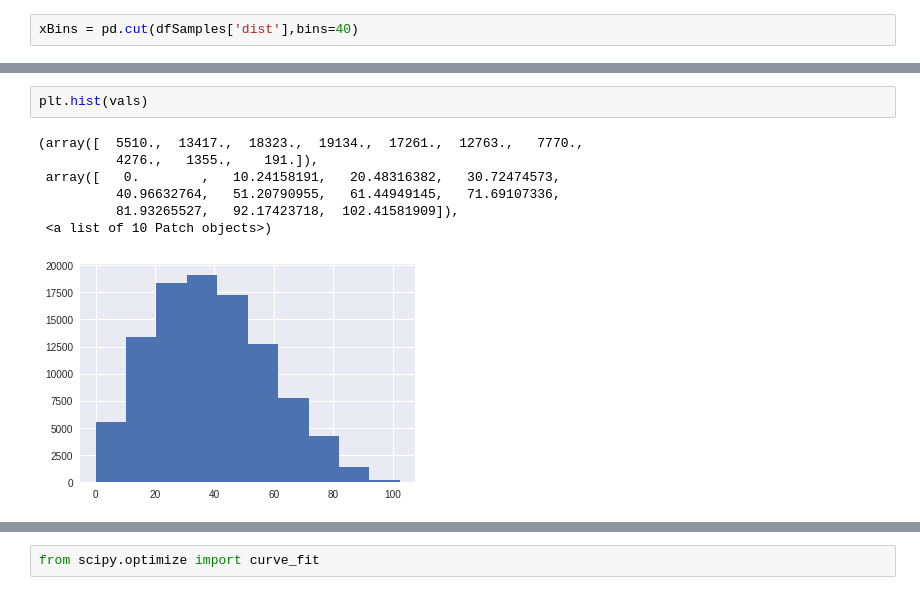
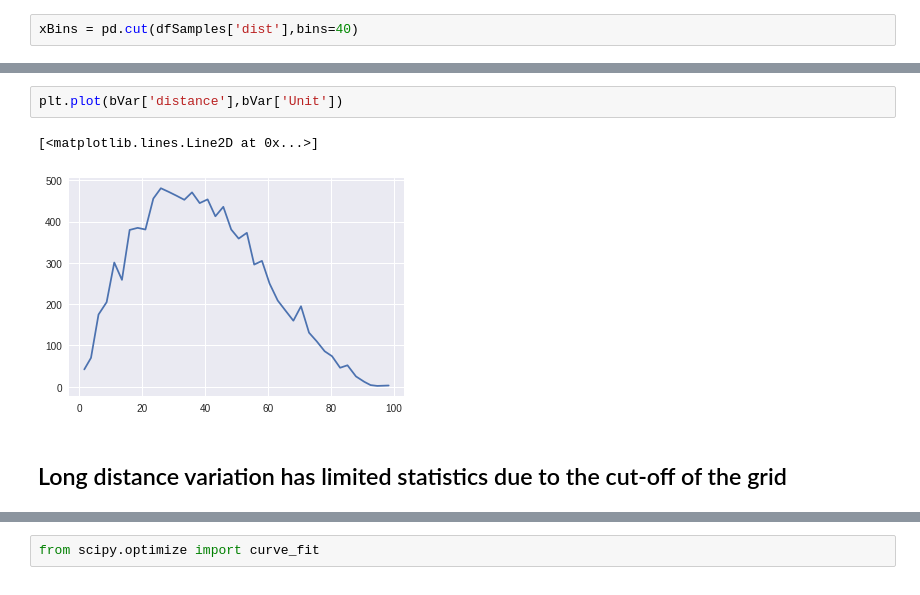
Before and after one commit to GibbsConsulting/ds-collateral, a Jupyter notebook: notebooks/VolcanoR.ipynb, the cells around one changed output, grey strips where cells are left out. Cells and saved outputs as stored; diff of their text form.

```diff
--- a/notebooks/VolcanoR.ipynb
+++ b/notebooks/VolcanoR.ipynb
@@ -103,10 +80,7 @@ for i in range(100):
-# %%
-plt.hist(vals)
-# %% [output]
-(array([  5510.,  13417.,  18323.,  19134.,  17261.,  12763.,   7770.,
-          4276.,   1355.,    191.]),
- array([   0.        ,   10.24158191,   20.48316382,   30.72474573,
-          40.96632764,   51.20790955,   61.44949145,   71.69107336,
-          81.93265527,   92.17423718,  102.41581909]),
- <a list of 10 Patch objects>)
-[figure, removed]
+# %%
+plt.plot(bVar['distance'],bVar['Unit'])
+# %% [output]
+[<matplotlib.lines.Line2D at 0x...>]
+[figure, added]
+# %% [markdown]
+## Long distance variation has limited statistics due to the cut-off of the grid
```
Also changed, not shown: parts of 31 cells of this notebook.
